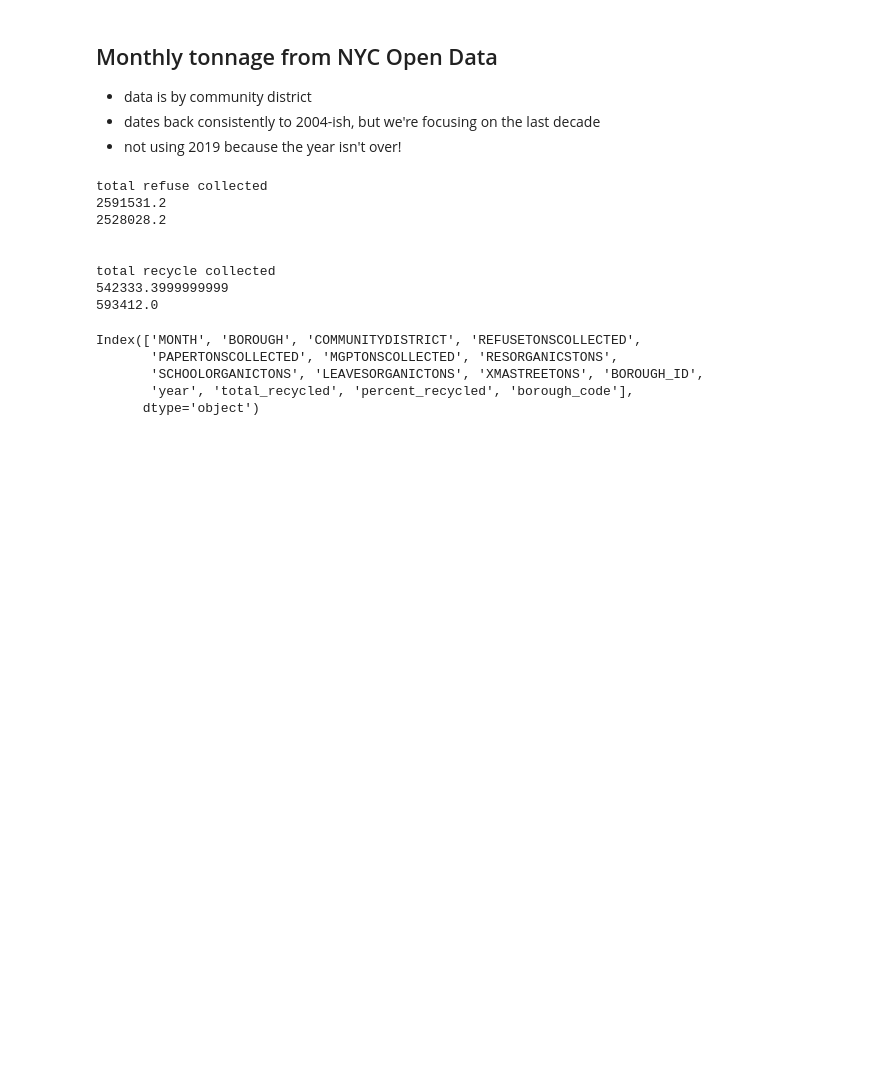
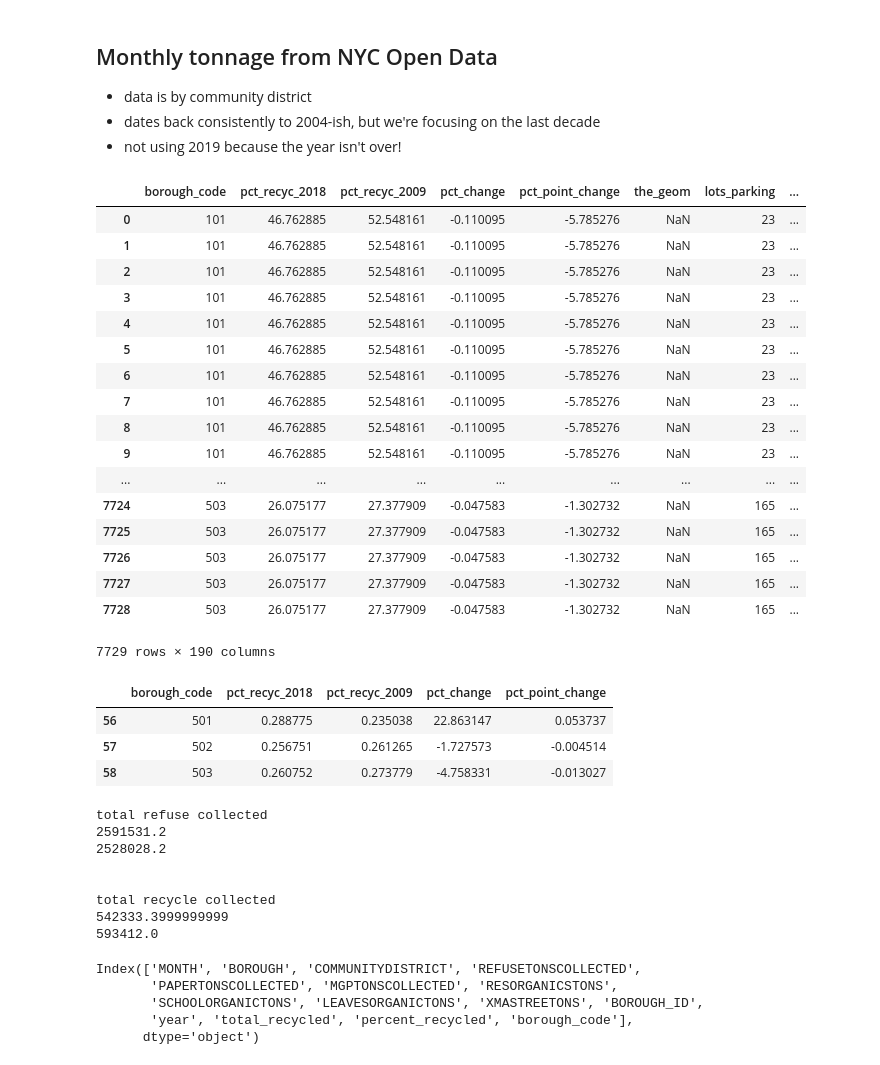
Before and after one commit to tongxuCai/NYC-recycling, a Jupyter notebook: src/data/NYC_Recycling_Sawyer.ipynb, the cells around one changed output. Saved outputs shown, nothing was run; the diff lists cells and outputs as text; code cells hidden in the pictures; blank space fills up the shorter version.

```diff
--- a/src/data/NYC_Recycling_Sawyer.ipynb
+++ b/src/data/NYC_Recycling_Sawyer.ipynb
@@ -44,22 +44,66 @@ final.to_csv('src/data/racing_bar_chart.csv', index=False)
 - not using 2019 because the year isn't over!
 # %%
 df = pd.read_csv('src/data/monthly_tonnage.csv', na_values='NaN')
-
+df = df.fillna(0)
 ## make datetime, separate the year
 df.MONTH = pd.to_datetime(df.MONTH)
 df['year'] = df.MONTH.astype(str).str.extract(r'^(.*)-.*-.*').astype(int)
 df.BOROUGH_ID = df.BOROUGH_ID.astype(str)
 
 df = df[df.year > 2008] ## just for the past 10 years
 
 ## some math to get the percents and totals
-df['total_recycled'] = df.PAPERTONSCOLLECTED + df.MGPTONSCOLLECTED
-df['percent_recycled'] = df['total_recycled'] / df.REFUSETONSCOLLECTED
+df['total_recycled'] = df.PAPERTONSCOLLECTED + df.MGPTONSCOLLECTED + df.RESORGANICSTONS
+df['percent_recycled'] = df['total_recycled'] / df.REFUSETONSCOLLECTED * 100
 
 # give the borough code
 def get_boro_code(x):
     return x.BOROUGH_ID + "{:02d}".format(x.COMMUNITYDISTRICT)
 df['borough_code'] = df.apply(get_boro_code, axis=1)
+
+bydist_2018 = df[df['year']==2018].groupby('borough_code').percent_recycled.mean().reset_index()
+bydist_2009 = df[df['year']==2009].groupby('borough_code').percent_recycled.mean().reset_index()
+
+bydist = pd.merge(bydist_2018,bydist_2009['percent_recycled'],left_index=True,right_index=True)
+bydist.columns = ['borough_code','pct_recyc_2018','pct_recyc_2009']
+bydist['pct_change'] = (bydist['pct_recyc_2018'] / bydist['pct_recyc_2009'] - 1)
+
+
+
+bydist['pct_point_change'] = bydist['pct_recyc_2018'] - bydist['pct_recyc_2009']
+
+demo_df = pd.read_csv('src/data/Bronx-2-indicators.csv')
+demo_df.borocd = demo_df.borocd.astype(str)
+
+merged = bydist.merge(demo_df, left_on='borough_code', right_on='borocd')
+merged = merged.merge(df[['BOROUGH', 'borough_code']], on='borough_code')
+# merged.to_csv('src/data/demographics_and_recyc.csv', index=False)
+# %% [output]
+|  | borough_code | pct_recyc_2018 | pct_recyc_2009 | pct_change | pct_point_change | the_geom | lots_parking | ... |
+| 0 | 101 | 46.762885 | 52.548161 | -0.110095 | -5.785276 | NaN | 23 | ... |
+| 1 | 101 | 46.762885 | 52.548161 | -0.110095 | -5.785276 | NaN | 23 | ... |
+| 2 | 101 | 46.762885 | 52.548161 | -0.110095 | -5.785276 | NaN | 23 | ... |
+| 3 | 101 | 46.762885 | 52.548161 | -0.110095 | -5.785276 | NaN | 23 | ... |
+| 4 | 101 | 46.762885 | 52.548161 | -0.110095 | -5.785276 | NaN | 23 | ... |
+| 5 | 101 | 46.762885 | 52.548161 | -0.110095 | -5.785276 | NaN | 23 | ... |
+| 6 | 101 | 46.762885 | 52.548161 | -0.110095 | -5.785276 | NaN | 23 | ... |
+| 7 | 101 | 46.762885 | 52.548161 | -0.110095 | -5.785276 | NaN | 23 | ... |
+| 8 | 101 | 46.762885 | 52.548161 | -0.110095 | -5.785276 | NaN | 23 | ... |
+| 9 | 101 | 46.762885 | 52.548161 | -0.110095 | -5.785276 | NaN | 23 | ... |
+| ... | ... | ... | ... | ... | ... | ... | ... | ... |
+| 7724 | 503 | 26.075177 | 27.377909 | -0.047583 | -1.302732 | NaN | 165 | ... |
+| 7725 | 503 | 26.075177 | 27.377909 | -0.047583 | -1.302732 | NaN | 165 | ... |
+| 7726 | 503 | 26.075177 | 27.377909 | -0.047583 | -1.302732 | NaN | 165 | ... |
+| 7727 | 503 | 26.075177 | 27.377909 | -0.047583 | -1.302732 | NaN | 165 | ... |
+| 7728 | 503 | 26.075177 | 27.377909 | -0.047583 | -1.302732 | NaN | 165 | ... |
+7729 rows × 190 columns
+# %%
+bydist[bydist.borough_code.str.contains(r'5..') == True]
+# %% [output]
+|  | borough_code | pct_recyc_2018 | pct_recyc_2009 | pct_change | pct_point_change |
+| 56 | 501 | 0.288775 | 0.235038 | 22.863147 | 0.053737 |
+| 57 | 502 | 0.256751 | 0.261265 | -1.727573 | -0.004514 |
+| 58 | 503 | 0.260752 | 0.273779 | -4.758331 | -0.013027 |
 # %%
 print('total refuse collected')
 print(df[df.year == 2009].REFUSETONSCOLLECTED.sum())
```
Also changed, not shown: 56 other files.
